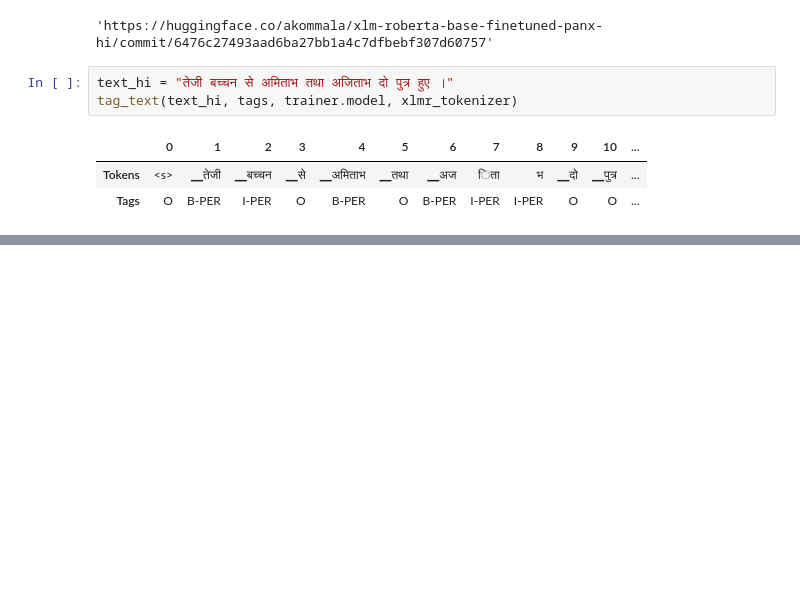
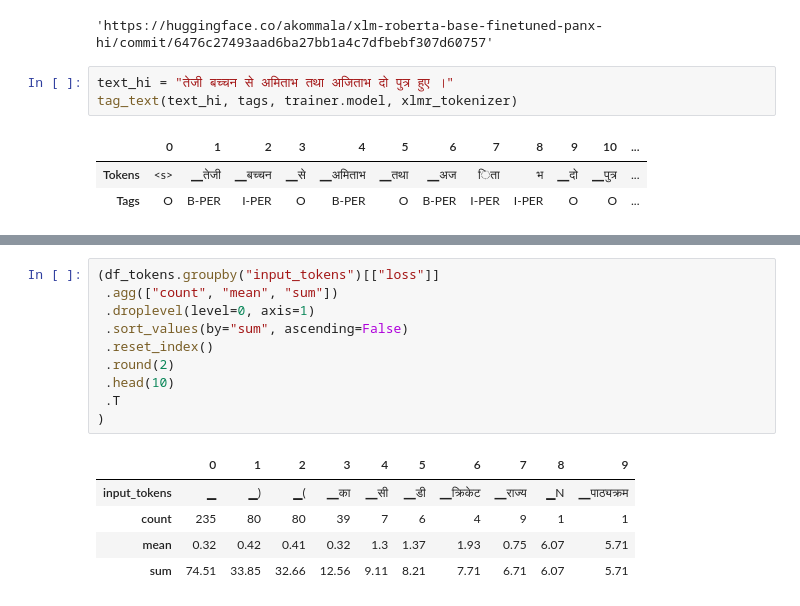
Before and after one commit to the-neural-networker/nlp-with-transformers, a Jupyter notebook: multi-lingual-language-recognition.ipynb, the cells around one changed output, grey strips where cells are left out. Cells and saved outputs as stored; diff of their text form; blank space fills up the shorter version.

```diff
--- a/multi-lingual-language-recognition.ipynb
+++ b/multi-lingual-language-recognition.ipynb
@@ -500,0 +565,16 @@ tag_text(text_hi, tags, trainer.model, xlmr_tokenizer)
+# %%
+(df_tokens.groupby("input_tokens")[["loss"]]
+ .agg(["count", "mean", "sum"])
+ .droplevel(level=0, axis=1)
+ .sort_values(by="sum", ascending=False)
+ .reset_index()
+ .round(2)
+ .head(10)
+ .T
+)
+# %% [output]
+|  | 0 | 1 | 2 | 3 | 4 | 5 | 6 | 7 | 8 | 9 |
+| input_tokens | ▁ | ▁) | ▁( | ▁का | ▁सी | ▁डी | ▁क्रिकेट | ▁राज्य | ▁N | ▁पाठ्यक्रम |
+| count | 235 | 80 | 80 | 39 | 7 | 6 | 4 | 9 | 1 | 1 |
+| mean | 0.32 | 0.42 | 0.41 | 0.32 | 1.3 | 1.37 | 1.93 | 0.75 | 6.07 | 5.71 |
+| sum | 74.51 | 33.85 | 32.66 | 12.56 | 9.11 | 8.21 | 7.71 | 6.71 | 6.07 | 5.71 |
```
Also changed, not shown: parts of 7 cells of this notebook.
